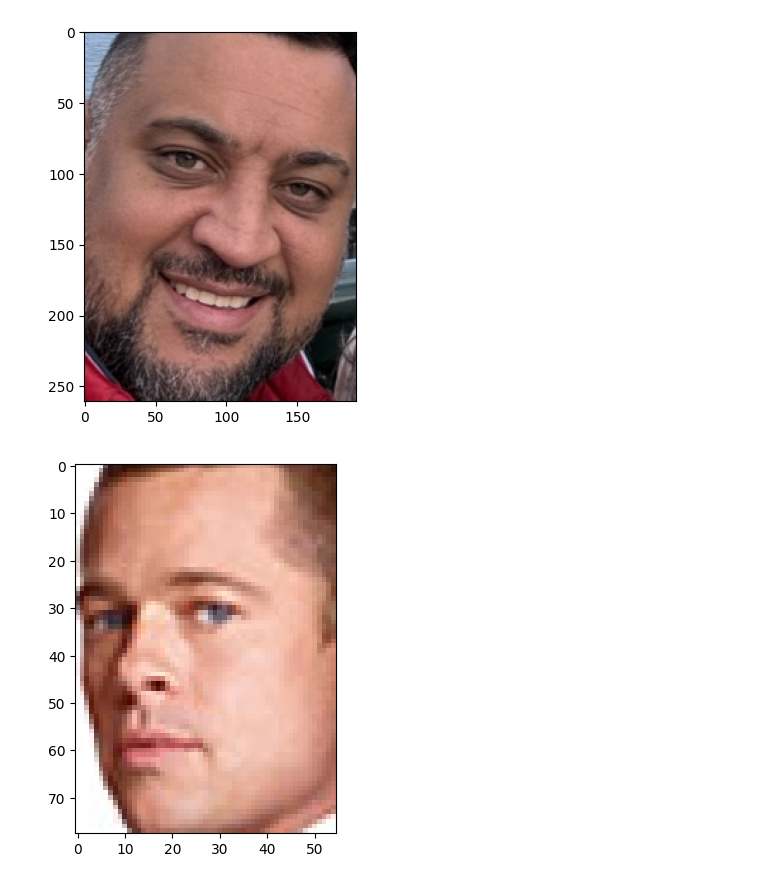
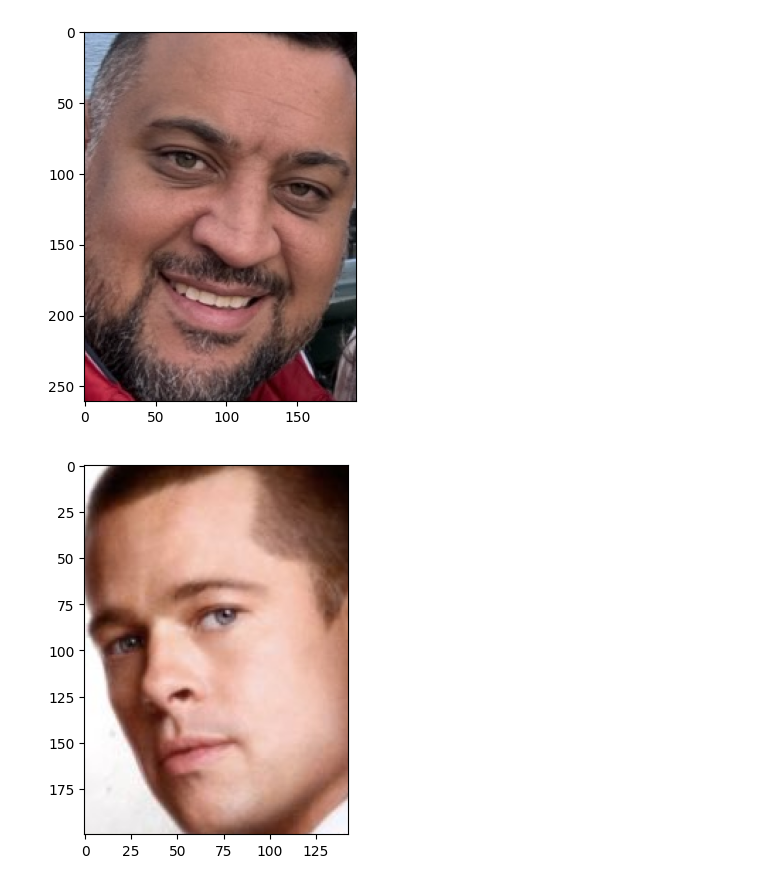
Before and after one commit to rfonseca85/jupyter_ai_playground, a Jupyter notebook: code/ai/face_swap_ai/face_swap_smith_another.ipynb, the cells around one changed output. Cells and saved outputs as stored; diff of their text form; code cells hidden in the pictures.

```diff
--- a/code/ai/face_swap_ai/face_swap_smith_another.ipynb
+++ b/code/ai/face_swap_ai/face_swap_smith_another.ipynb
@@ -42,7 +42,7 @@ bbox = [int(b) for b in bbox]
 plt.imshow(img1[bbox[1]:bbox[3], bbox[0]:bbox[2], ::-1])
 plt.show()
 
-face2 = app.get(img2)[0]
+face2 = app.get(img2)[1]
 bbox = face2['bbox']
 bbox = [int(b) for b in bbox]
 plt.imshow(img2[bbox[1]:bbox[3], bbox[0]:bbox[2], ::-1])
@@ -51,4 +53,4 @@ plt.show()
 [figure]
-[figure, old version]
+[figure, new version]
 # %%
 #img1 = img1.copy()
```
Also changed, not shown: parts of 4 cells of this notebook, 3 other files.
